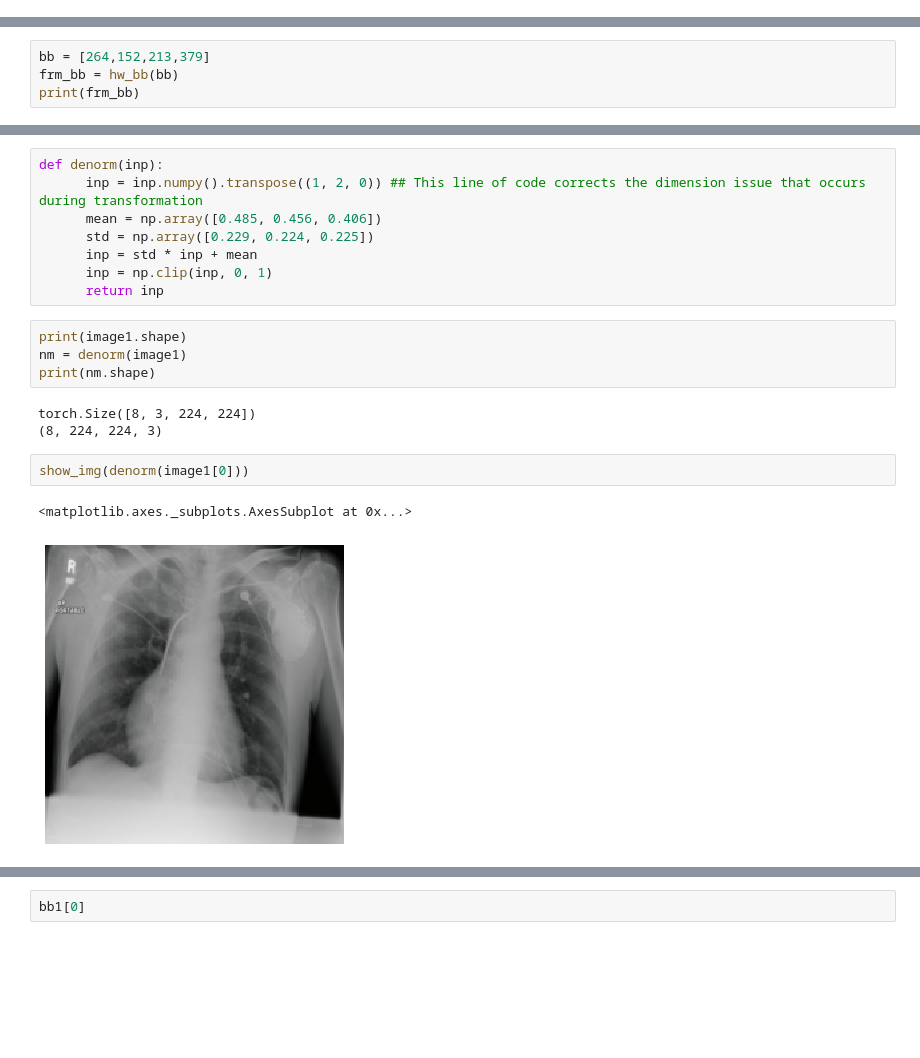
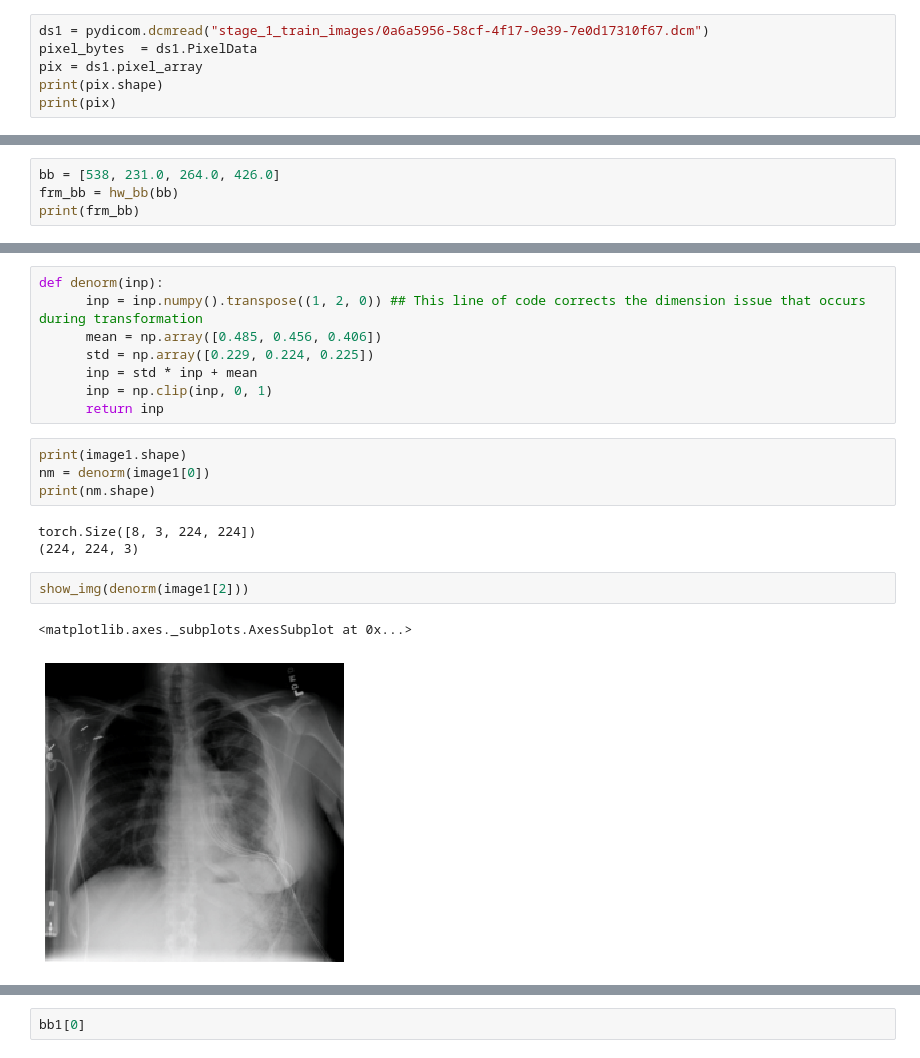
Before and after one commit to stanimman/2015, a Jupyter notebook: Hello,_Colaboratory.ipynb, the cells around one changed output, grey strips where cells are left out. Saved outputs shown, nothing was run; the diff lists cells and outputs as text; blank space fills up the shorter version.

```diff
--- a/Hello,_Colaboratory.ipynb
+++ b/Hello,_Colaboratory.ipynb
@@ -217,3 +200,9 @@ tcmalloc: large alloc 1073750016 bytes == 0x5af84000 @  0x7f8216ca41c4 0x46d6a4
 True
 # %%
 stage_1_train_labels_df = pd.read_csv('Pneumonia-Detection/stage_1_train_labels.csv')
+# %%
+ds1 = pydicom.dcmread("stage_1_train_images/0a6a5956-58cf-4f17-9e39-7e0d17310f67.dcm")
+pixel_bytes  = ds1.PixelData
+pix = ds1.pixel_array
+print(pix.shape)
+print(pix)
@@ -229,7 +232,7 @@ stage_1_train_labels_df.head()
 # %%
 def hw_bb(bb): return np.array([bb[1], bb[0], bb[3]+bb[1]-1, bb[2]+bb[0]-1])
 # %%
-bb = [264,152,213,379]
+bb = [538, 231.0, 264.0, 426.0]
 frm_bb = hw_bb(bb)
 print(frm_bb)
 # %% [output]
@@ -414,14 +425,14 @@ def denorm(inp):
       return inp
 # %%
 print(image1.shape)
-nm = denorm(image1)
+nm = denorm(image1[0])
 print(nm.shape)
 # %% [output]
 torch.Size([8, 3, 224, 224])
-(8, 224, 224, 3)
+(224, 224, 3)
 # %%
-show_img(denorm(image1[0]))
+show_img(denorm(image1[2]))
 # %% [output]
 <matplotlib.axes._subplots.AxesSubplot at 0x...>
-[figure, old version]
+[figure, new version]
 # %%
```
Also changed, not shown: parts of 19 cells of this notebook.
